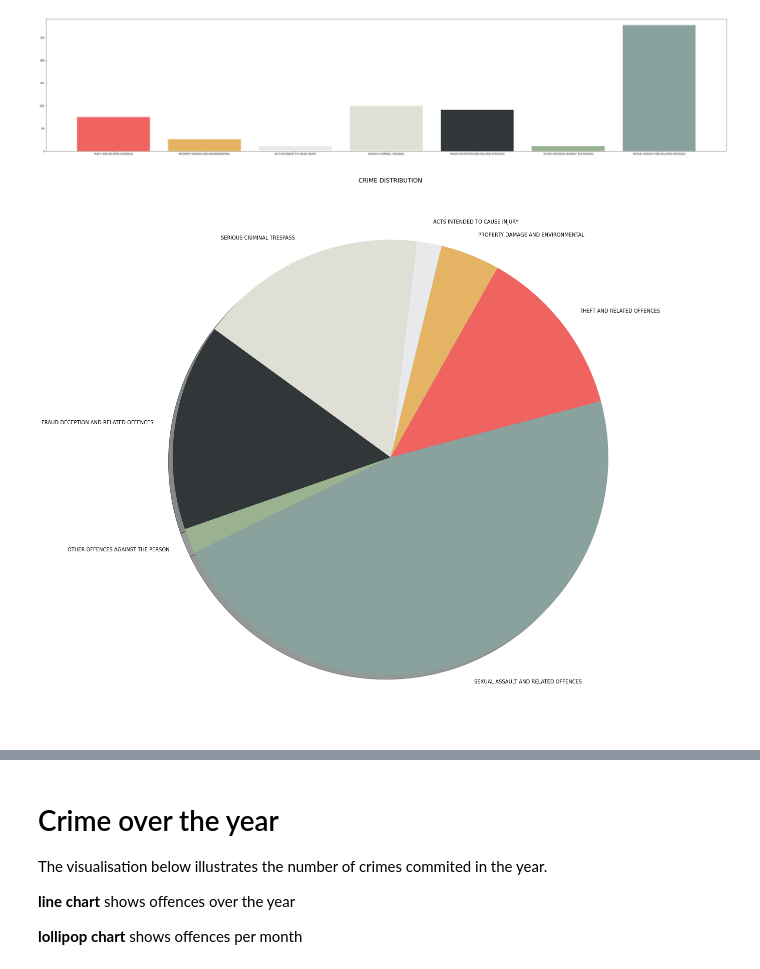
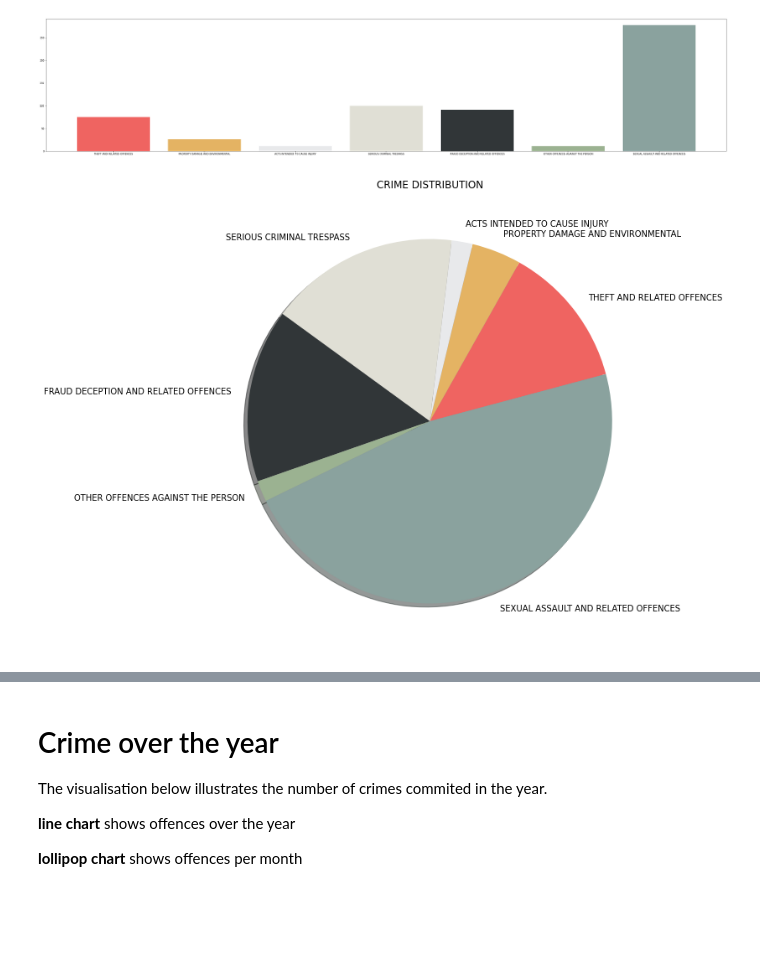
Before and after one commit to MunyaradziMagura/SA-Crime, a Jupyter notebook: SA_crime.ipynb, the cells around one changed output, grey strips where cells are left out. Saved outputs shown, nothing was run; the diff lists cells and outputs as text; code cells hidden in the pictures; blank space fills up the shorter version.

Commit message:
fixed formatting of graphs and text

```diff
--- a/SA_crime.ipynb
+++ b/SA_crime.ipynb
@@ -211,13 +211,13 @@ plt.show()
 [figure]
 # %%
 # update figure size
-plt.rcParams['figure.figsize'] = (50,20)
+plt.rcParams['figure.figsize'] = (20,10)
 # plot crime in bar chart
 my_explode = (0, 0.1, 0)
 plt.pie(crimeOffenceCount, labels=crimeDescription, colors=colour, startangle=15, shadow = True)
 plt.title('CRIME DISTRIBUTION')
 plt.show()
 # %% [output]
-[figure, old version]
+[figure, new version]
 # %%
 fig, ax = plt.subplots()
```
Also changed, not shown: parts of 3 cells of this notebook.
